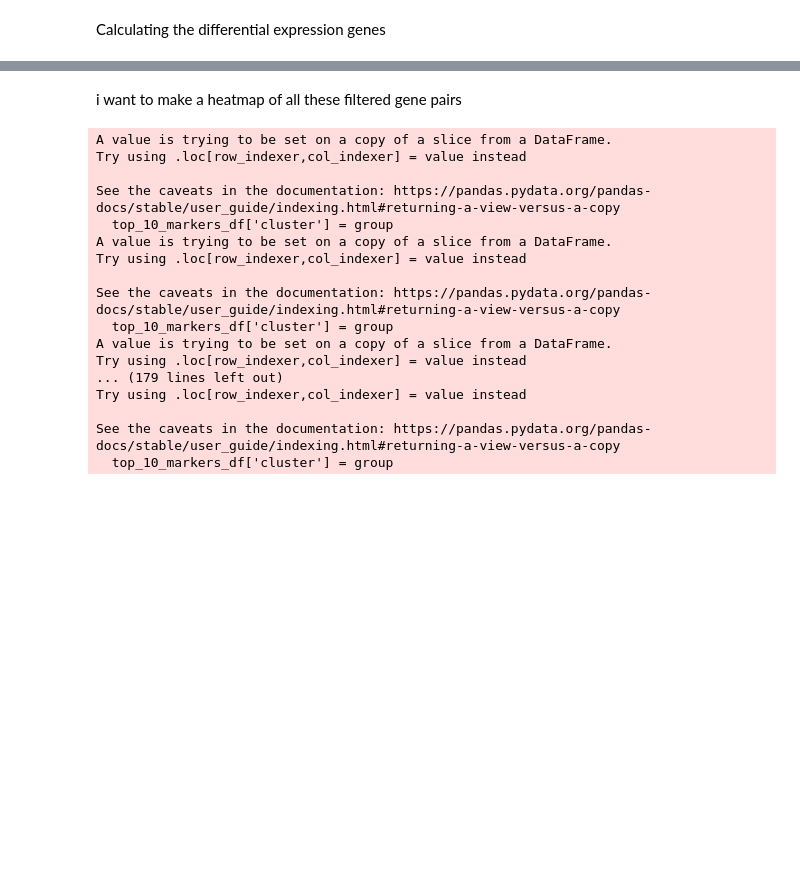
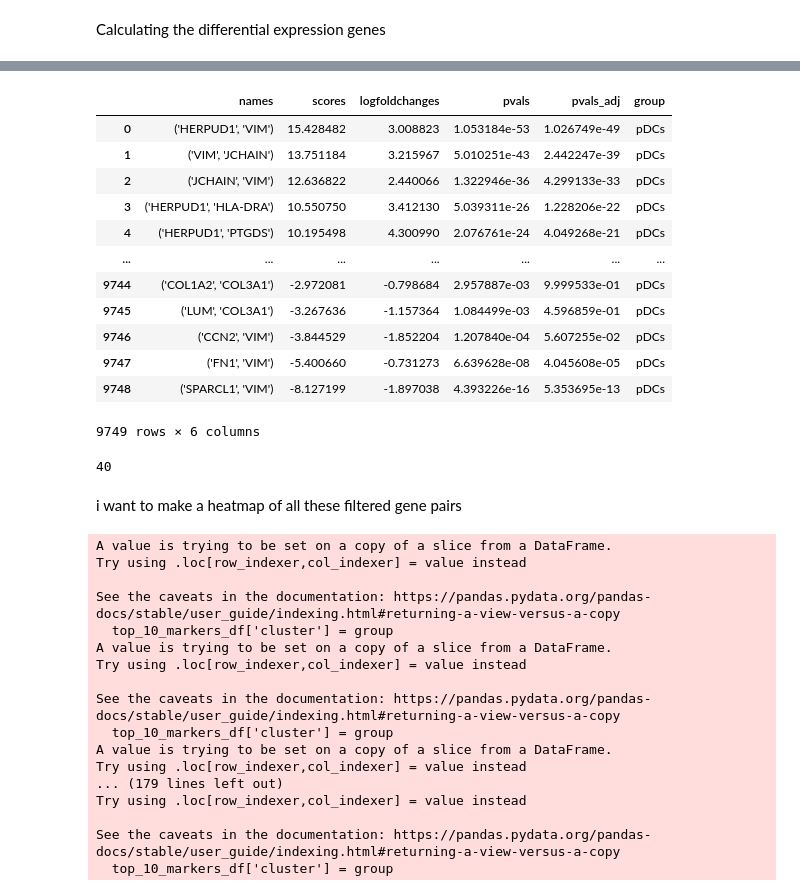
Before and after one commit to TerminatorJ/Spatialformer, a Jupyter notebook: downstream/GCO_analysis/Gene_pair_analysis.ipynb, the cells around one changed output, grey strips where cells are left out. Cells and saved outputs as stored; diff of their text form; code cells hidden in the pictures; blank space fills up the shorter version.

```diff
--- a/downstream/GCO_analysis/Gene_pair_analysis.ipynb
+++ b/downstream/GCO_analysis/Gene_pair_analysis.ipynb
@@ -207,3 +214,23 @@ ValueError: Could not calculate statistics for groups KRT5-/KRT17+ since they on
+# %%
+ranked_genes_df
+# %% [output]
+|  | names | scores | logfoldchanges | pvals | pvals_adj | group |
+| 0 | ('HERPUD1', 'VIM') | 15.428482 | 3.008823 | 1.053184e-53 | 1.026749e-49 | pDCs |
+| 1 | ('VIM', 'JCHAIN') | 13.751184 | 3.215967 | 5.010251e-43 | 2.442247e-39 | pDCs |
+| 2 | ('JCHAIN', 'VIM') | 12.636822 | 2.440066 | 1.322946e-36 | 4.299133e-33 | pDCs |
+| 3 | ('HERPUD1', 'HLA-DRA') | 10.550750 | 3.412130 | 5.039311e-26 | 1.228206e-22 | pDCs |
+| 4 | ('HERPUD1', 'PTGDS') | 10.195498 | 4.300990 | 2.076761e-24 | 4.049268e-21 | pDCs |
+| ... | ... | ... | ... | ... | ... | ... |
+| 9744 | ('COL1A2', 'COL3A1') | -2.972081 | -0.798684 | 2.957887e-03 | 9.999533e-01 | pDCs |
+| 9745 | ('LUM', 'COL3A1') | -3.267636 | -1.157364 | 1.084499e-03 | 4.596859e-01 | pDCs |
+| 9746 | ('CCN2', 'VIM') | -3.844529 | -1.852204 | 1.207840e-04 | 5.607255e-02 | pDCs |
+| 9747 | ('FN1', 'VIM') | -5.400660 | -0.731273 | 6.639628e-08 | 4.045608e-05 | pDCs |
+| 9748 | ('SPARCL1', 'VIM') | -8.127199 | -1.897038 | 4.393226e-16 | 5.353695e-13 | pDCs |
+9749 rows × 6 columns
+# %%
+len(adata_hvg.uns['rank_genes_groups']["names"].dtype.names)
+# %% [output]
+40
 # %% [markdown]
 i want to make a heatmap of all these filtered gene pairs
 # %%
```
Also changed, not shown: parts of 11 cells of this notebook, 19 other files.
